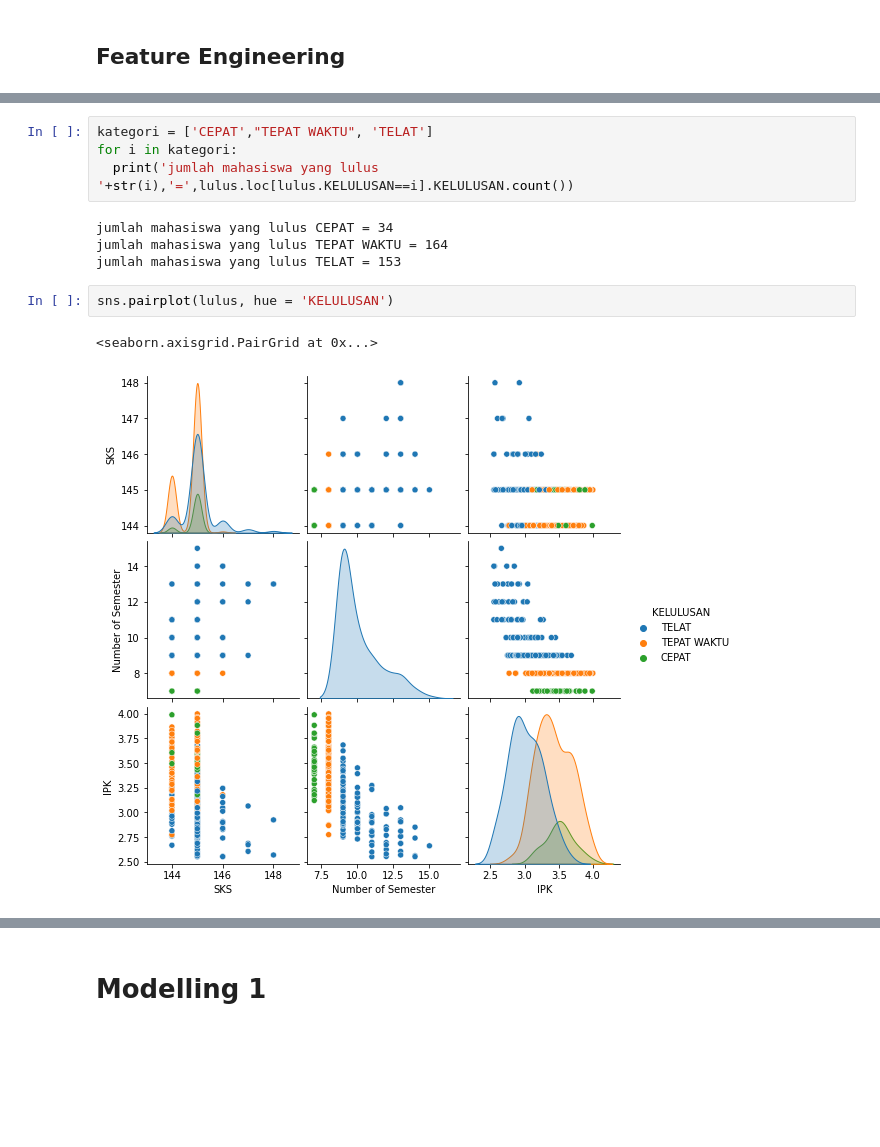
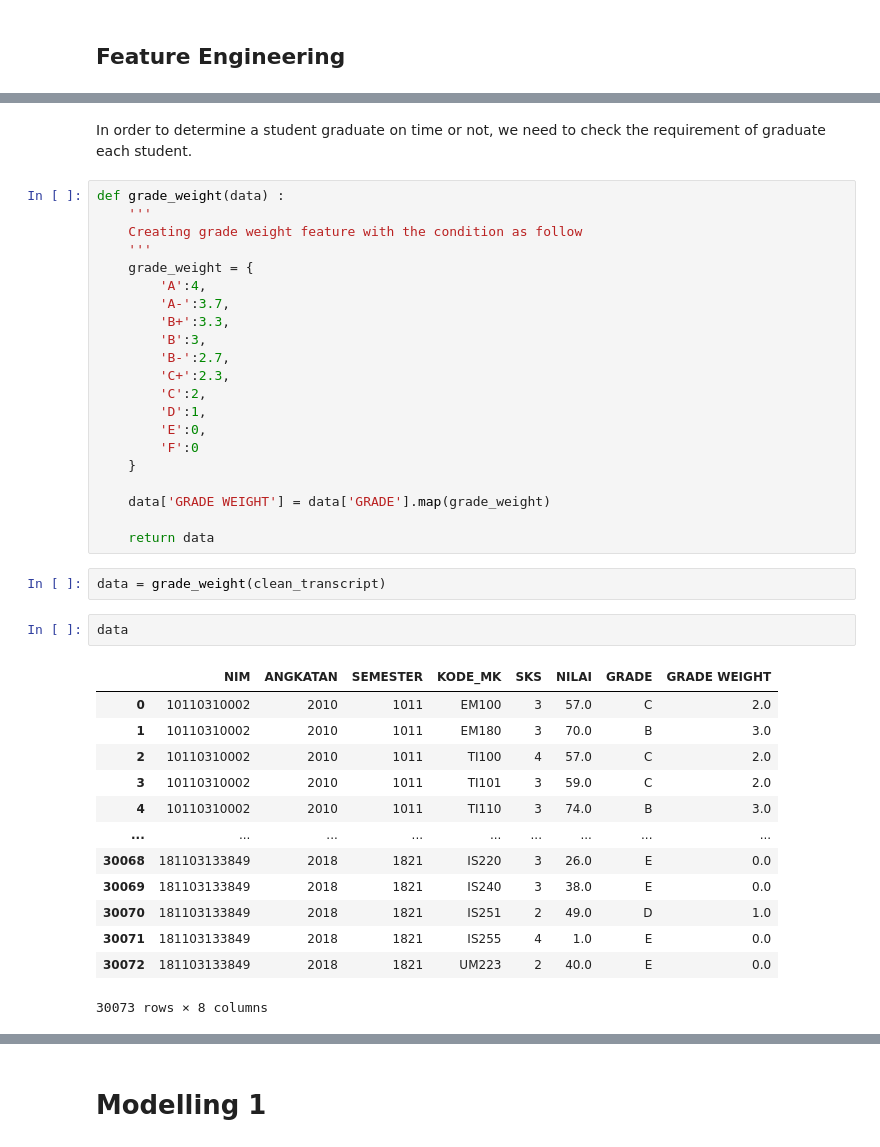
Before and after one commit to fchrzlka/ISFEST-2022, a Jupyter notebook: ConfusedTeens_Coding.ipynb, the cells around one changed output, grey strips where cells are left out. Cells and saved outputs as stored; diff of their text form; blank space fills up the shorter version.

```diff
--- a/ConfusedTeens_Coding.ipynb
+++ b/ConfusedTeens_Coding.ipynb
@@ -594,13 +226,41 @@ px.histogram(lulus['IPK'],
-# %%
-kategori = ['CEPAT',"TEPAT WAKTU", 'TELAT']
-for i in kategori:
-  print('jumlah mahasiswa yang lulus '+str(i),'=',lulus.loc[lulus.KELULUSAN==i].KELULUSAN.count())
-# %% [output]
-jumlah mahasiswa yang lulus CEPAT = 34
-jumlah mahasiswa yang lulus TEPAT WAKTU = 164
-jumlah mahasiswa yang lulus TELAT = 153
-# %%
-sns.pairplot(lulus, hue = 'KELULUSAN')
-# %% [output]
-<seaborn.axisgrid.PairGrid at 0x...>
-[figure, removed]
+# %% [markdown]
+In order to determine a student graduate on time or not, we need to check the requirement of graduate each student.
+# %%
+def grade_weight(data) :
+    '''
+    Creating grade weight feature with the condition as follow
+    '''
+    grade_weight = {
+        'A':4,
+        'A-':3.7,
+        'B+':3.3,
+        'B':3,
+        'B-':2.7,
+        'C+':2.3,
+        'C':2,
+        'D':1,
+        'E':0,
+        'F':0
+    }
+
+    data['GRADE WEIGHT'] = data['GRADE'].map(grade_weight)
+
+    return data
+# %%
+data = grade_weight(clean_transcript)
+# %%
+data
+# %% [output]
+|  | NIM | ANGKATAN | SEMESTER | KODE_MK | SKS | NILAI | GRADE | GRADE WEIGHT |
+| 0 | 10110310002 | 2010 | 1011 | EM100 | 3 | 57.0 | C | 2.0 |
+| 1 | 10110310002 | 2010 | 1011 | EM180 | 3 | 70.0 | B | 3.0 |
+| 2 | 10110310002 | 2010 | 1011 | TI100 | 4 | 57.0 | C | 2.0 |
+| 3 | 10110310002 | 2010 | 1011 | TI101 | 3 | 59.0 | C | 2.0 |
+| 4 | 10110310002 | 2010 | 1011 | TI110 | 3 | 74.0 | B | 3.0 |
+| ... | ... | ... | ... | ... | ... | ... | ... | ... |
+| 30068 | 181103133849 | 2018 | 1821 | IS220 | 3 | 26.0 | E | 0.0 |
+| 30069 | 181103133849 | 2018 | 1821 | IS240 | 3 | 38.0 | E | 0.0 |
+| 30070 | 181103133849 | 2018 | 1821 | IS251 | 2 | 49.0 | D | 1.0 |
+| 30071 | 181103133849 | 2018 | 1821 | IS255 | 4 | 1.0 | E | 0.0 |
+| 30072 | 181103133849 | 2018 | 1821 | UM223 | 2 | 40.0 | E | 0.0 |
+30073 rows × 8 columns
```
Also changed, not shown: parts of 150 cells of this notebook.
